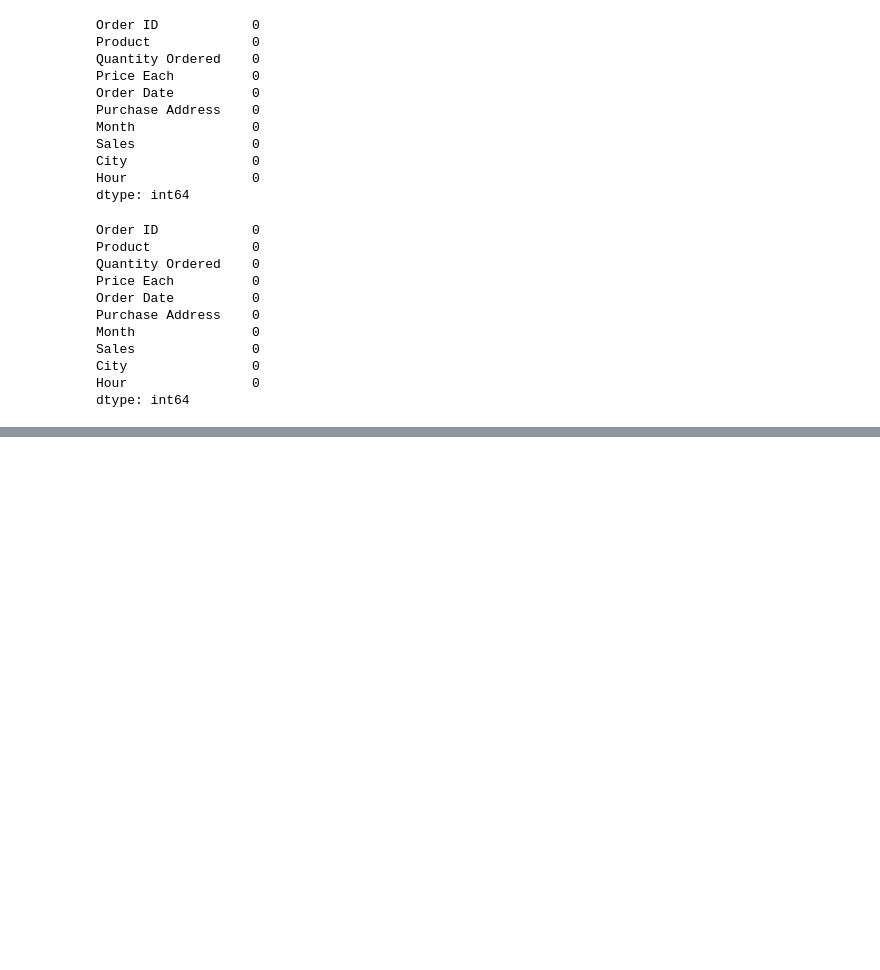
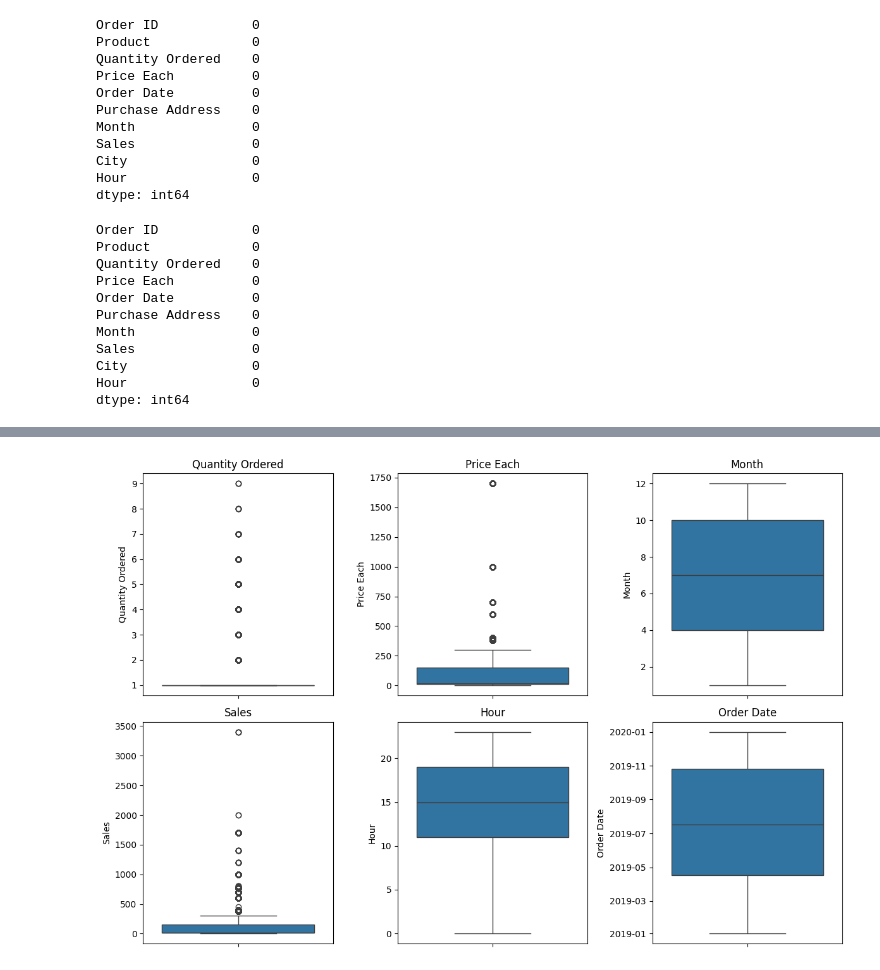
Before and after one commit to JOCRZ/Meriskill-Internship, a Jupyter notebook: Projects/project1.ipynb, the cells around one changed output, grey strips where cells are left out. Cells and saved outputs as stored; diff of their text form; code cells hidden in the pictures; blank space fills up the shorter version.

```diff
--- a/Projects/project1.ipynb
+++ b/Projects/project1.ipynb
@@ -141,3 +154,5 @@ Sales               0
 City                0
 Hour                0
 dtype: int64
+# %%
+df['Order Date'] = pd.to_datetime(df['Order Date'])
@@ -143,0 +198,38 @@ dtype: int64
+# %%
+import seaborn as sns
+import matplotlib.pyplot as plt
+
+# Create a figure with six subplots
+fig, axes = plt.subplots(2, 3, figsize=(12, 8))
+
+# Plot 1
+sns.boxplot(data=df['Quantity Ordered'], ax=axes[0, 0])
+axes[0, 0].set_title('Quantity Ordered')
+
+# Plot 2
+sns.boxplot(data=df['Price Each'], ax=axes[0, 1])
+axes[0, 1].set_title('Price Each')
+
+# Plot 3
+sns.boxplot(data=df['Month'], ax=axes[0, 2])
+axes[0, 2].set_title('Month')
+
+# Plot 4
+sns.boxplot(data=df['Sales'], ax=axes[1, 0])
+axes[1, 0].set_title('Sales')
+
+# Plot 5
+sns.boxplot(data=df['Hour'], ax=axes[1, 1])
+axes[1, 1].set_title('Hour')
+
+# Plot 6
+sns.boxplot(data=df['Order Date'], ax=axes[1, 2])
+axes[1, 2].set_title('Order Date')
+
+# Adjust the spacing between subplots
+plt.tight_layout()
+
+# Show the plot
+plt.show()
+# %% [output]
+[figure, added]
```
Also changed, not shown: parts of 10 cells of this notebook.
